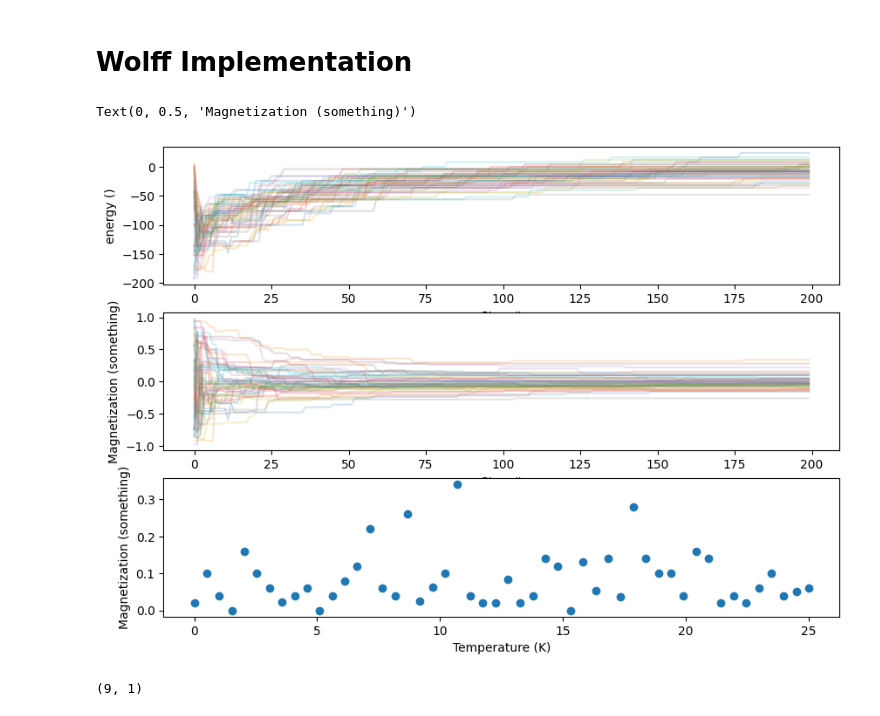
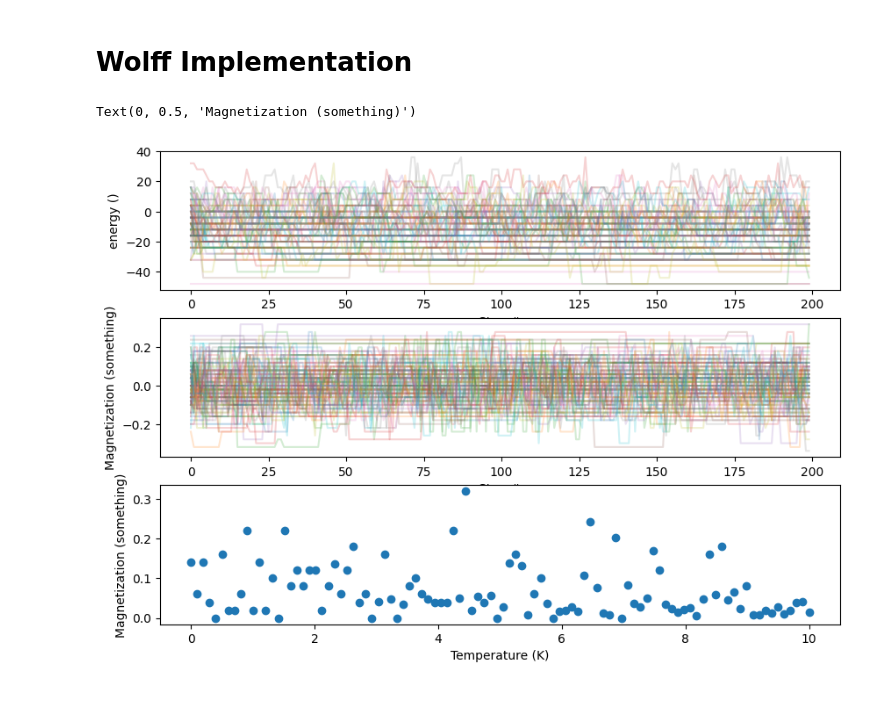
Before and after one commit to 22AZhang/Project-3-Ising-Model, a Jupyter notebook: main.ipynb, the cells around one changed output. Cells and saved outputs as stored; diff of their text form; code cells hidden in the pictures.

```diff
--- a/main.ipynb
+++ b/main.ipynb
@@ -355,37 +431,33 @@ Text(0, 0.5, 'Magnetization (something)')
 # Wolff Implementation
 # %%
 # Wolff plots
-temps = np.linspace(1/1e10,25,50)
+temps = np.linspace(1/1e10,10,100)
 mags = np.zeros(len(temps))
 algo = ising_algos()
 lattices = []
 for ii in range(0,len(temps)):
     L = lattice(2,10,temps[ii], "adj")
     lattices.append(L)
 
 n_steps = 200
 steps = range(0,n_steps)
 fig, axes = plt.subplots(3, 1, figsize=(10, 7), sharex=False)
 for ii in range(0,len(lattices)):
     erg, mag = algo.wolff(lattices[ii], n_steps)
     mags[ii] = np.abs(np.average(mag[180:]))
     ax = axes[0]
     ax.plot(steps,erg,alpha=0.2)
     ax.set_xlabel("Step #")
     ax.set_ylabel("energy ()")
     ax = axes[1]
     ax.plot(steps,mag,alpha=0.2)
     ax.set_xlabel("Step #")
     ax.set_ylabel("Magnetization (something)")
 
 ax = axes[2]
 ax.scatter(temps, mags)
 ax.set_xlabel("Temperature (K)")
 ax.set_ylabel("Magnetization (something)")
 # %% [output]
 Text(0, 0.5, 'Magnetization (something)')
-[figure, old version]
+[figure, new version]
-# %%
-print((-11 % 10,21 % 10))
-# %% [output]
-(9, 1)
```
Also changed, not shown: parts of 3 cells of this notebook.
